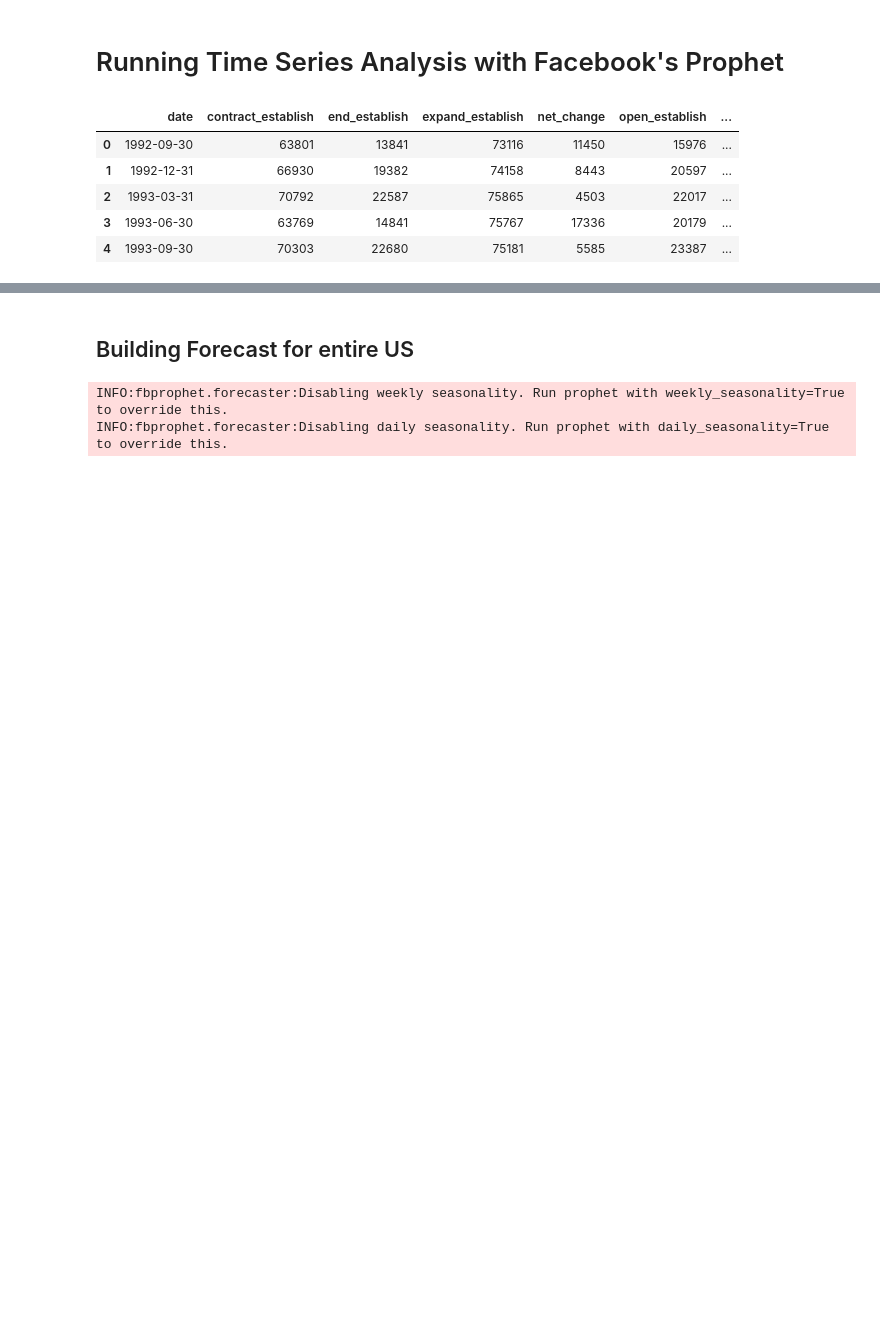
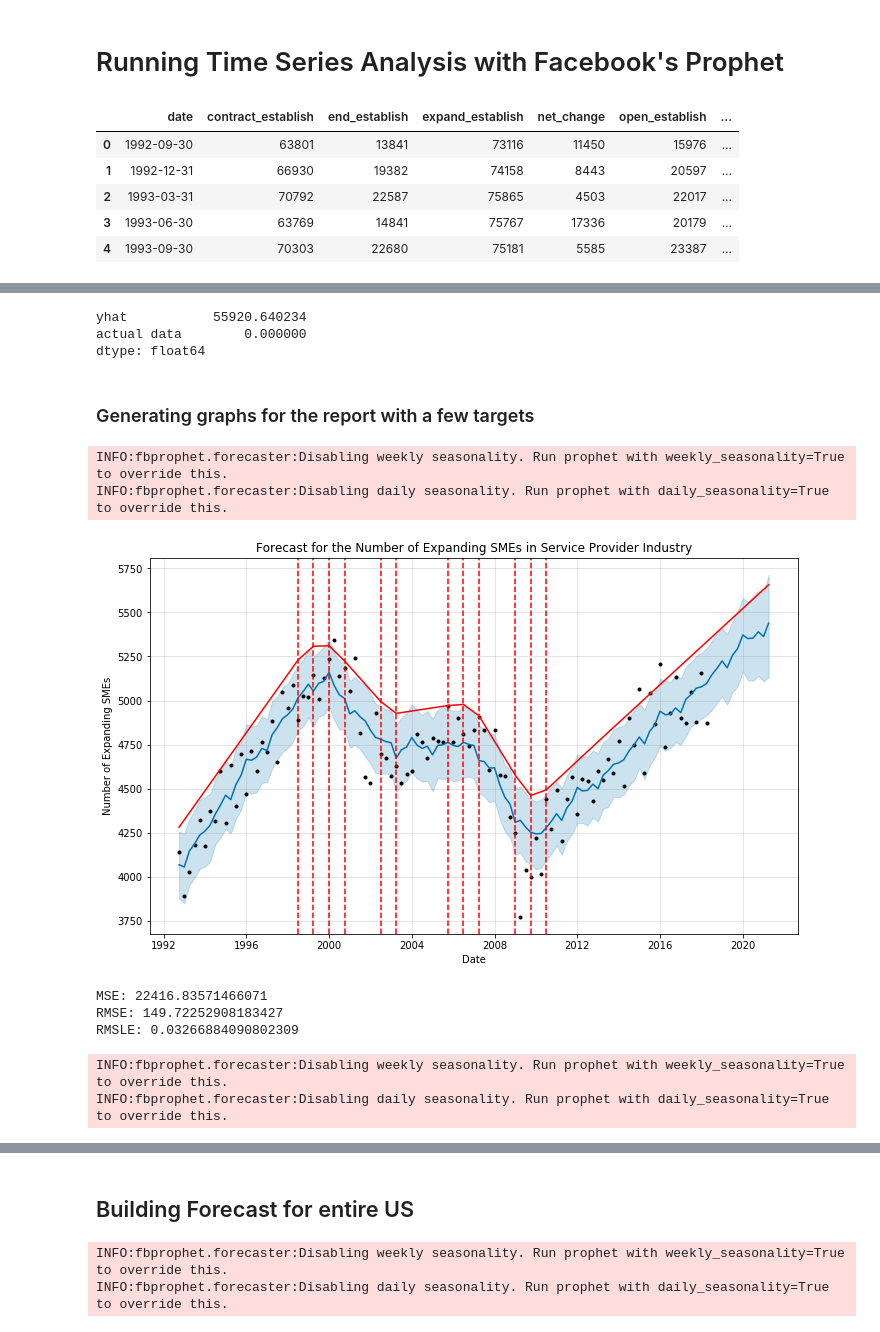
Before and after one commit to ttoddfox/Small-Business-Capstone, a Jupyter notebook: Models and Forecasting/Time Series/Time Series Forecast.ipynb, the cells around one changed output, grey strips where cells are left out. Saved outputs shown, nothing was run; the diff lists cells and outputs as text; code cells hidden in the pictures; blank space fills up the shorter version.

Commit message:
time series final changes

```diff
--- a/Models and Forecasting/Time Series/Time Series Forecast.ipynb
+++ b/Models and Forecasting/Time Series/Time Series Forecast.ipynb
@@ -12,6 +12,8 @@ warnings.simplefilter('ignore')
 # %%
 time_series_data = pd.read_csv('time_series_final_data.csv')
 time_series_data['date'] = pd.to_datetime(time_series_data['date'], format='%m/%d/%y')
+industry_time_series = pd.read_csv('industry_national.csv')
+industry_time_series['date'] = pd.to_datetime(industry_time_series['date'], format='%m/%d/%y')
 # %%
 time_series_data.head()
 # %% [output]
@@ -32,6 +41,17 @@ net_change_ts = time_series_data[['date', 'net_change', 'state']].rename(columns
                                                                                             'net_change':'y'})
 open_establish_ts = time_series_data[['date', 'open_establish', 'state']].rename(columns={'date': 'ds',
                                                                                             'open_establish':'y'})
+# %%
+contract_establish_ts_ind = industry_time_series[['date', 'contract_establish', 'industry']].rename(columns={'date': 'ds',
+                                                                                            'contract_establish':'y'})
+end_establish_ts_ind = industry_time_series[['date', 'end_establish', 'industry']].rename(columns={'date': 'ds',
+                                                                                            'end_establish':'y'})
+expand_establish_ts_ind = industry_time_series[['date', 'expand_establish', 'industry']].rename(columns={'date': 'ds',
+                                                                                            'expand_establish':'y'})
+net_change_ts_ind = industry_time_series[['date', 'net_change', 'industry']].rename(columns={'date': 'ds',
+                                                                                            'net_change':'y'})
+open_establish_ts_ind = industry_time_series[['date', 'open_establish', 'industry']].rename(columns={'date': 'ds',
+                                                                                            'open_establish':'y'})
 # %%
 contract_establish_ts_all = contract_establish_ts.groupby('ds').sum().reset_index()
 end_establish_ts_all = end_establish_ts.groupby('ds').sum().reset_index()
@@ -40,0 +141,49 @@ open_establish_ts_all = open_establish_ts.groupby('ds').sum().reset_index()
+# %%
+contract_establish_forecast_2019 = contract_establish_forecast.loc[(contract_establish_forecast['ds']>='2019') &
+                                                           (contract_establish_forecast['ds']<'2020')]
+contract_establish_forecast_2019.groupby('industry').sum().sum()
+# %% [output]
+yhat           55920.640234
+actual data        0.000000
+dtype: float64
+# %% [markdown]
+### Generating graphs for the report with a few targets
+# %%
+prophet_model = fbprophet.Prophet(changepoint_prior_scale=0.2)
+prophet_model.fit(expand_establish_ts_ind.loc[expand_establish_ts_ind['industry'] == 'Service-providing'])
+expand_establish_ts_ind_forecast = prophet_model.make_future_dataframe(periods = 4*3, freq='Q')
+# make predictions
+expand_establish_ts_ind_forecast = prophet_model.predict(expand_establish_ts_ind_forecast)
+# %% [output]
+INFO:fbprophet.forecaster:Disabling weekly seasonality. Run prophet with weekly_seasonality=True to override this.
+INFO:fbprophet.forecaster:Disabling daily seasonality. Run prophet with daily_seasonality=True to override this.
+# %%
+fig = prophet_model.plot(expand_establish_ts_ind_forecast, xlabel='Date', ylabel = 'Number of Expanding SMEs')
+a = add_changepoints_to_plot(fig.gca(), prophet_model, expand_establish_ts_ind_forecast)
+plt.title('Forecast for the Number of Expanding SMEs in Service Provider Industry')
+plt.show()
+# %% [output]
+[figure, added]
+# %%
+predictions = expand_establish_ts_ind_forecast.loc[
+    expand_establish_ts_ind_forecast['ds'] <= '2018-03-31']['yhat']
+expected = expand_establish_ts_ind.loc[expand_establish_ts_ind['industry']=='Service-providing']['y']
+mse = mean_squared_error(expected, predictions)
+rmse= sqrt(mse)
+rmsle_calc = sqrt(mean_squared_log_error(expected, predictions))
+print('MSE:', mse)
+print('RMSE:', rmse)
+print('RMSLE:', rmsle_calc)
+# %% [output]
+MSE: 22416.83571466071
+RMSE: 149.72252908183427
+RMSLE: 0.03266884090802309
+# %%
+prophet_model = fbprophet.Prophet(changepoint_prior_scale=0.2)
+prophet_model.fit(expand_establish_ts_ind.loc[expand_establish_ts_ind['industry'] == 'Construction'])
+expand_establish_ts_ind_forecast = prophet_model.make_future_dataframe(periods = 4*3, freq='Q')
+# make predictions
+expand_establish_ts_ind_forecast = prophet_model.predict(expand_establish_ts_ind_forecast)
+# %% [output]
+INFO:fbprophet.forecaster:Disabling weekly seasonality. Run prophet with weekly_seasonality=True to override this.
+INFO:fbprophet.forecaster:Disabling daily seasonality. Run prophet with daily_seasonality=True to override this.
```
Also changed, not shown: parts of 15 cells of this notebook, 1 other file.
